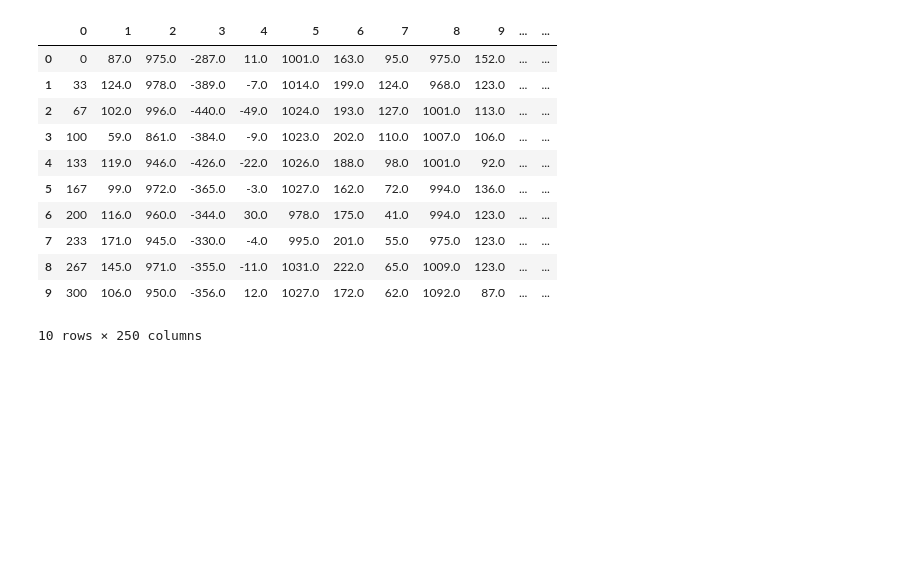
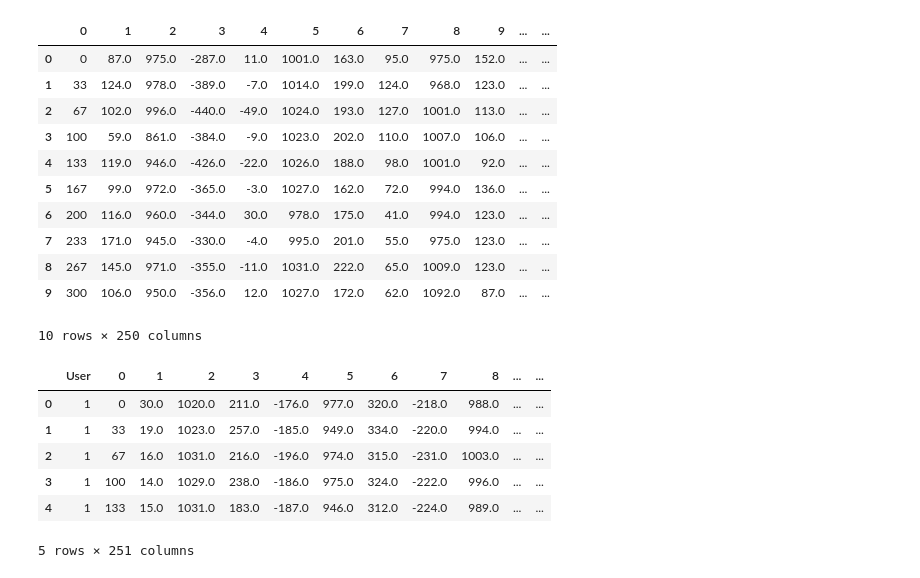
Before and after one commit to zietho/machine-learning, a Jupyter notebook: Machine_Learning_00.ipynb, the cells around one changed output. Drawn from its saved outputs; the diff is of its cells as text; code cells hidden in the pictures; blank space fills up the shorter version.

```diff
--- a/Machine_Learning_00.ipynb
+++ b/Machine_Learning_00.ipynb
@@ -326,3 +317,15 @@ df_adl.head(10)
 | 8 | 267 | 145.0 | 971.0 | -355.0 | -11.0 | 1031.0 | 222.0 | 65.0 | 1009.0 | 123.0 | ... | ... |
 | 9 | 300 | 106.0 | 950.0 | -356.0 | 12.0 | 1027.0 | 172.0 | 62.0 | 1092.0 | 87.0 | ... | ... |
 10 rows × 250 columns
+# %%
+dataset_path = 'datasets/opportunity/opportunity_drill.csv'
+df_clean = pd.read_csv(dataset_path, encoding='utf-8', header=0)
+df_clean.head()
+# %% [output]
+|  | User | 0 | 1 | 2 | 3 | 4 | 5 | 6 | 7 | 8 | ... | ... |
+| 0 | 1 | 0 | 30.0 | 1020.0 | 211.0 | -176.0 | 977.0 | 320.0 | -218.0 | 988.0 | ... | ... |
+| 1 | 1 | 33 | 19.0 | 1023.0 | 257.0 | -185.0 | 949.0 | 334.0 | -220.0 | 994.0 | ... | ... |
+| 2 | 1 | 67 | 16.0 | 1031.0 | 216.0 | -196.0 | 974.0 | 315.0 | -231.0 | 1003.0 | ... | ... |
+| 3 | 1 | 100 | 14.0 | 1029.0 | 238.0 | -186.0 | 975.0 | 324.0 | -222.0 | 996.0 | ... | ... |
+| 4 | 1 | 133 | 15.0 | 1031.0 | 183.0 | -187.0 | 946.0 | 312.0 | -224.0 | 989.0 | ... | ... |
+5 rows × 251 columns
```
Also changed, not shown: parts of 4 cells of this notebook, 1 other file.
